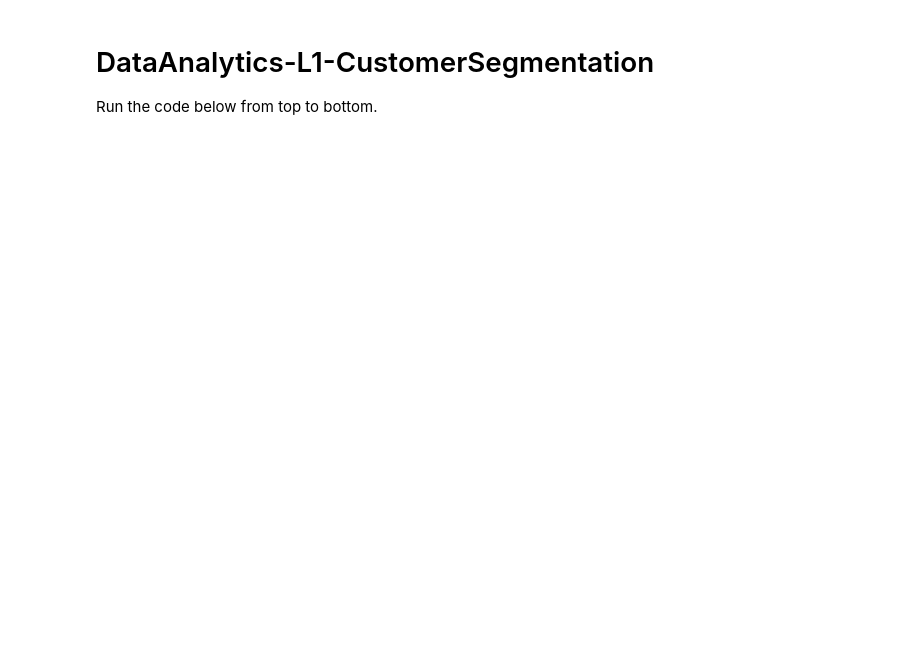
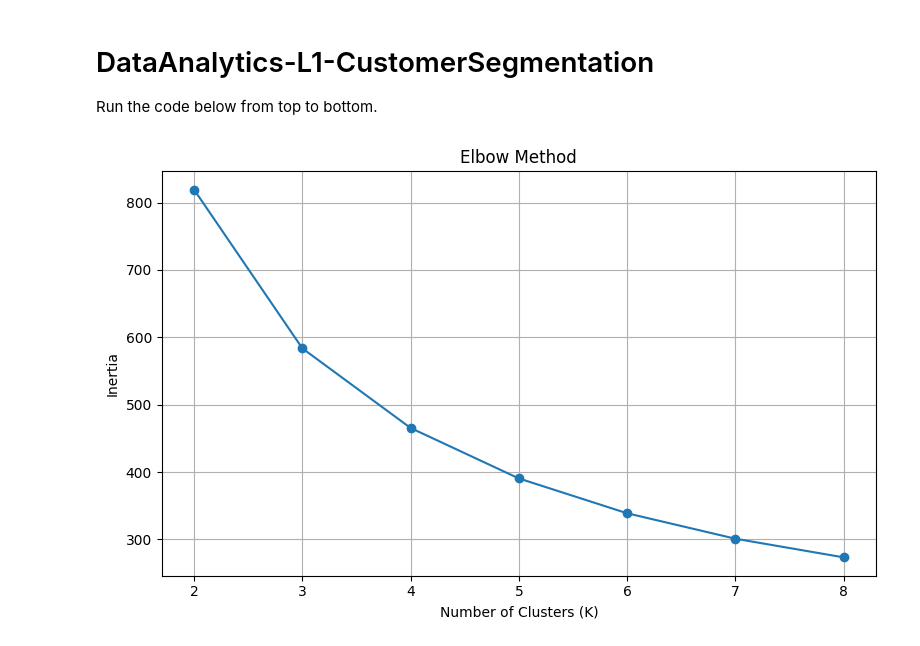
Before and after one commit to adduajay/OIBSIP, a Jupyter notebook: DataAnalytics-L1-CustomerSegmentation/Customer_Segmentation.ipynb, the cells around one changed output. Cells and saved outputs as stored; diff of their text form; code cells hidden in the pictures; blank space fills up the shorter version.

Commit message:
Complete Customer Segmentation Analysis

```diff
--- a/DataAnalytics-L1-CustomerSegmentation/Customer_Segmentation.ipynb
+++ b/DataAnalytics-L1-CustomerSegmentation/Customer_Segmentation.ipynb
@@ -3,60 +3,59 @@
 
 Run the code below from top to bottom.
 # %%
-import os
-import numpy as np
-import pandas as pd
 import matplotlib.pyplot as plt
 import seaborn as sns
-from sklearn.preprocessing import StandardScaler
-from sklearn.cluster import KMeans
 
-DATA_PATH="dataset/online_retail.csv"; OUT="visualizations"; os.makedirs(OUT,exist_ok=True)
-if not os.path.exists(DATA_PATH):
-    rng=np.random.default_rng(7); n=2500
-    customers=rng.integers(10001,10501,n); dates=pd.to_datetime("2025-01-01")+pd.to_timedelta(rng.integers(0,365,n),unit="D")
-    qty=rng.integers(1,8,n); price=np.round(rng.uniform(5,180,n),2)
-    df0=pd.DataFrame({"CustomerID":customers,"InvoiceDate":dates,"Quantity":qty,"UnitPrice":price})
-    df0.to_csv(DATA_PATH,index=False)
-else: df0=pd.read_csv(DATA_PATH)
+plt.figure(figsize=(8, 5))
+plt.plot(list(ks), inertias, marker="o")
+plt.title("Elbow Method")
+plt.xlabel("Number of Clusters (K)")
+plt.ylabel("Inertia")
+plt.grid(True)
+plt.tight_layout()
+plt.show()
 
-df=df0.copy(); df["InvoiceDate"]=pd.to_datetime(df["InvoiceDate"],errors="coerce")
-df["CustomerID"]=df["CustomerID"].astype(str); df["Quantity"]=pd.to_numeric(df["Quantity"],errors="coerce"); df["UnitPrice"]=pd.to_numeric(df["UnitPrice"],errors="coerce")
-df["Amount"]=df["Quantity"]*df["UnitPrice"]; df=df.dropna(subset=["CustomerID","InvoiceDate","Amount"]); df=df[df["Quantity"]>0]; df=df[df["UnitPrice"]>0]
-reference=df["InvoiceDate"].max()+pd.Timedelta(days=1)
-rfm=df.groupby("CustomerID").agg(Recency=("InvoiceDate",lambda x:(reference-x.max()).days),Frequency=("InvoiceDate","nunique"),Monetary=("Amount","sum"))
-rfm["AveragePurchaseValue"]=rfm["Monetary"]/rfm["Frequency"]
-print("RFM summary:\n",rfm.describe())
+plt.figure(figsize=(8, 6))
+sns.scatterplot(
+    data=rfm,
+    x="Recency",
+    y="Monetary",
+    hue="Cluster",
+    palette="tab10"
+)
+plt.title("Clusters: Recency vs Monetary")
+plt.xlabel("Recency")
+plt.ylabel("Monetary")
+plt.tight_layout()
+plt.show()
 
-features=["Recency","Frequency","Monetary"]
-X=rfm[features].replace([np.inf,-np.inf],np.nan).dropna()
-scaler=StandardScaler(); Xs=scaler.fit_transform(X)
-ks=range(2,9); inertias=[]
-for k in ks: inertias.append(KMeans(n_clusters=k,random_state=42,n_init=10).fit(Xs).inertia_)
-plt.figure(figsize=(8,5)); plt.plot(list(ks),inertias,marker="o"); plt.title("Elbow Method"); plt.xlabel("K"); plt.ylabel("Inertia"); plt.tight_layout(); plt.savefig(f"{OUT}/elbow_method.png",dpi=160); plt.close()
+plt.figure(figsize=(8, 6))
+sns.scatterplot(
+    data=rfm,
+    x="Frequency",
+    y="Monetary",
+    hue="Cluster",
+    palette="tab10"
+)
+plt.title("Clusters: Frequency vs Monetary")
+plt.xlabel("Frequency")
+plt.ylabel("Monetary")
+plt.tight_layout()
+plt.show()
 
-k=4
-model=KMeans(n_clusters=k,random_state=42,n_init=10); X["Cluster"]=model.fit_predict(Xs); rfm.loc[X.index,"Cluster"]=X["Cluster"].astype(int)
-profile=rfm.groupby("Cluster")[features+['AveragePurchaseValue']].mean().round(2); counts=rfm["Cluster"].value_counts().sort_index()
-profile.to_csv("outputs/cluster_profile.csv")
-counts.to_csv("outputs/cluster_counts.csv",header=["Customers"])
+counts = rfm["Cluster"].value_counts().sort_index()
 
-plt.figure(figsize=(8,5)); counts.plot(kind="bar"); plt.title("Customers per Cluster"); plt.xlabel("Cluster"); plt.ylabel("Customers"); plt.tight_layout(); plt.savefig(f"{OUT}/cluster_customer_counts.png",dpi=160); plt.close()
-plt.figure(figsize=(8,6)); sns.scatterplot(data=rfm,x="Recency",y="Monetary",hue="Cluster",palette="tab10"); plt.title("Clusters: Recency vs Monetary"); plt.tight_layout(); plt.savefig(f"{OUT}/recency_monetary_clusters.png",dpi=160); plt.close()
-plt.figure(figsize=(8,6)); sns.scatterplot(data=rfm,x="Frequency",y="Monetary",hue="Cluster",palette="tab10"); plt.title("Clusters: Frequency vs Monetary"); plt.tight_layout(); plt.savefig(f"{OUT}/frequency_monetary_clusters.png",dpi=160); plt.close()
+plt.figure(figsize=(8, 5))
+sns.barplot(
+    x=counts.index.astype(str),
+    y=counts.values
+)
+plt.title("Customers per Cluster")
+plt.xlabel("Cluster")
+plt.ylabel("Number of Customers")
+plt.tight_layout()
+plt.show()
 
-# Simple automatic segment labels for marketing discussion.
-ranked=profile.copy();
-for c,row in ranked.iterrows():
-    if row.Monetary>=profile.Monetary.median() and row.Recency<=profile.Recency.median(): label="High-value / Loyal"
-    elif row.Recency>profile.Recency.median() and row.Monetary>=profile.Monetary.median(): label="At-risk High Value"
-    elif row.Frequency<=profile.Frequency.median() and row.Monetary<profile.Monetary.median(): label="Low-engagement"
-    else: label="Regular / Growth"
-    ranked.loc[c,"Segment_Label"]=label
-ranked.to_csv("outputs/marketing_segments.csv")
-print("\nCluster profile:\n",ranked)
-print("\nMarketing actions:")
-print("High-value / Loyal: VIP rewards, early access, cross-sell.")
-print("At-risk High Value: win-back offers and personalized reminders.")
-print("Regular / Growth: bundles and loyalty incentives to increase frequency.")
-print("Low-engagement: low-cost reactivation campaigns and onboarding offers.")
+print("All visualizations displayed successfully!")
+# %% [output]
+[figure, added]
```
Also changed, not shown: parts of 1 cell of this notebook, 4 other files.
